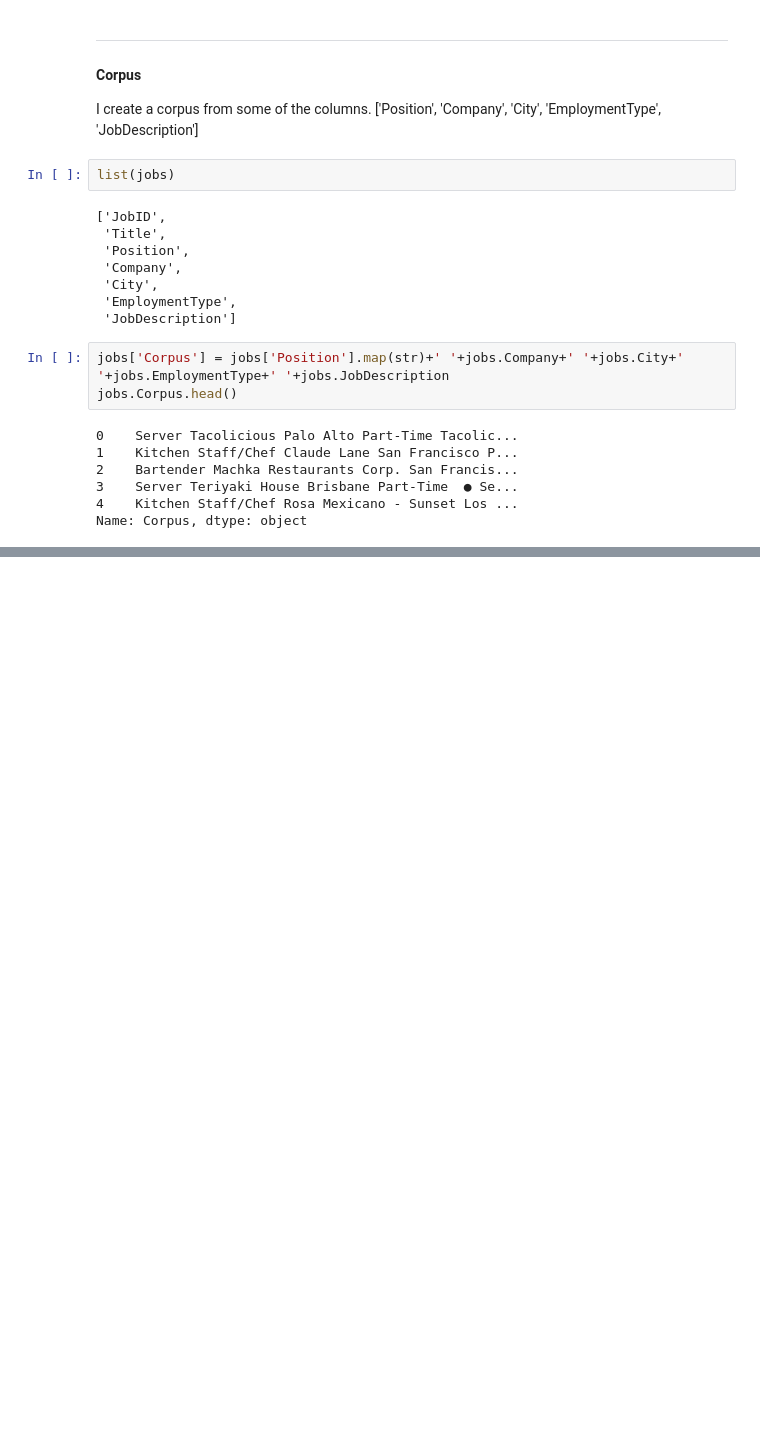
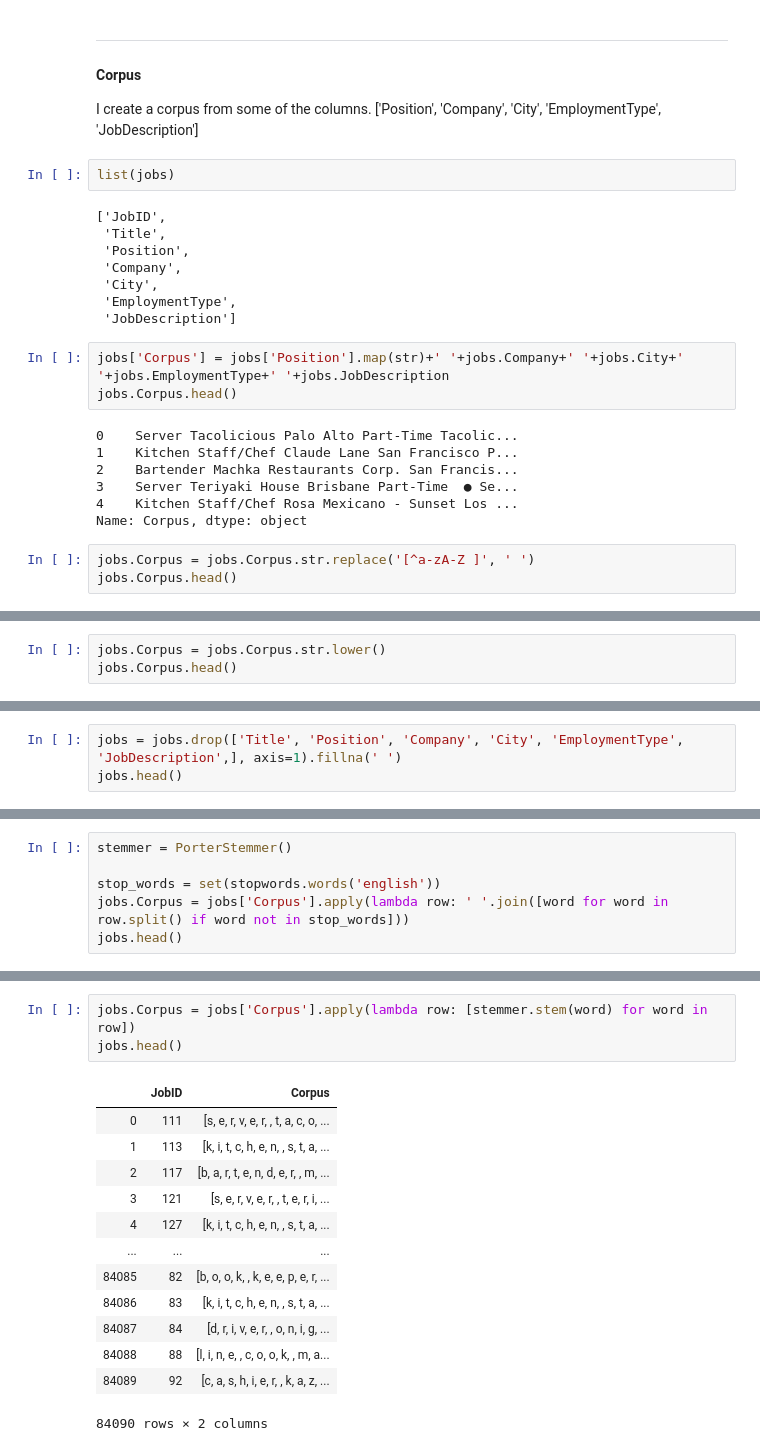
Before and after one commit to SamLevinSE/job_recommender_with_NLP, a Jupyter notebook: job_recommender_data_mining.ipynb, the cells around one changed output, grey strips where cells are left out. Drawn from its saved outputs; the diff is of its cells as text; blank space fills up the shorter version.

Commit message:
data cleaning - working on stop words, stemming etc: NLTK
somethings is not right with the stemming part (last two blocks of code)

```diff
--- a/job_recommender_data_mining.ipynb
+++ b/job_recommender_data_mining.ipynb
@@ -181,3 +183,6 @@ jobs.Corpus.head()
 3    Server Teriyaki House Brisbane Part-Time  ● Se...
 4    Kitchen Staff/Chef Rosa Mexicano - Sunset Los ...
 Name: Corpus, dtype: object
+# %%
+jobs.Corpus = jobs.Corpus.str.replace('[^a-zA-Z ]', ' ')
+jobs.Corpus.head()
@@ -183,0 +196,3 @@ Name: Corpus, dtype: object
+# %%
+jobs.Corpus = jobs.Corpus.str.lower()
+jobs.Corpus.head()
@@ -183,0 +217,3 @@ Name: Corpus, dtype: object
+# %%
+jobs = jobs.drop(['Title', 'Position', 'Company', 'City', 'EmploymentType', 'JobDescription',], axis=1).fillna(' ')
+jobs.head()
@@ -183,0 +243,6 @@ Name: Corpus, dtype: object
+# %%
+stemmer = PorterStemmer()
+
+stop_words = set(stopwords.words('english'))
+jobs.Corpus = jobs['Corpus'].apply(lambda row: ' '.join([word for word in row.split() if word not in stop_words]))
+jobs.head()
@@ -183,0 +256,17 @@ Name: Corpus, dtype: object
+# %%
+jobs.Corpus = jobs['Corpus'].apply(lambda row: [stemmer.stem(word) for word in row])
+jobs.head()
+# %% [output]
+|  | JobID | Corpus |
+| 0 | 111 | [s, e, r, v, e, r, , t, a, c, o, ... |
+| 1 | 113 | [k, i, t, c, h, e, n, , s, t, a, ... |
+| 2 | 117 | [b, a, r, t, e, n, d, e, r, , m, ... |
+| 3 | 121 | [s, e, r, v, e, r, , t, e, r, i, ... |
+| 4 | 127 | [k, i, t, c, h, e, n, , s, t, a, ... |
+| ... | ... | ... |
+| 84085 | 82 | [b, o, o, k, , k, e, e, p, e, r, ... |
+| 84086 | 83 | [k, i, t, c, h, e, n, , s, t, a, ... |
+| 84087 | 84 | [d, r, i, v, e, r, , o, n, i, g, ... |
+| 84088 | 88 | [l, i, n, e, , c, o, o, k, , m, a... |
+| 84089 | 92 | [c, a, s, h, i, e, r, , k, a, z, ... |
+84090 rows × 2 columns
```
Also changed, not shown: parts of 9 cells of this notebook.
